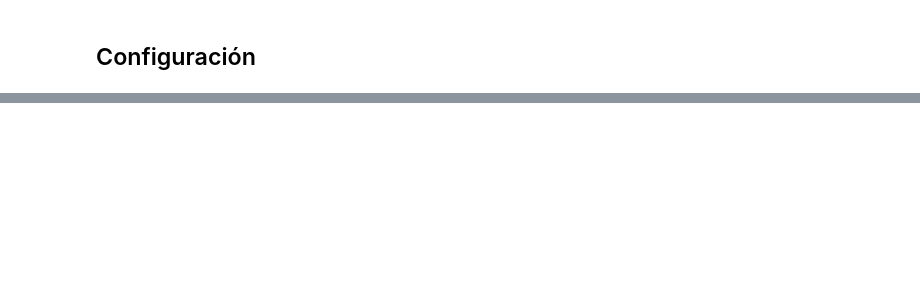
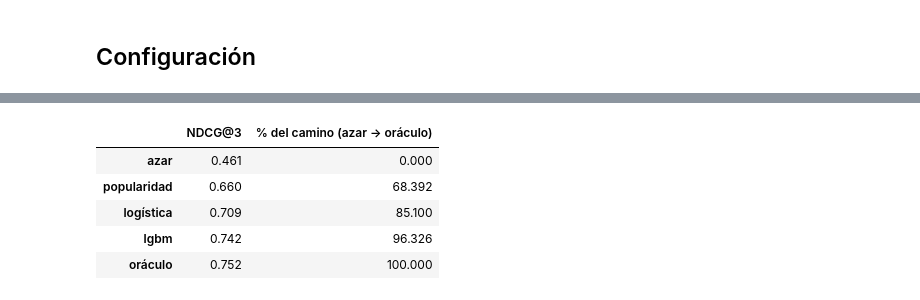
Before and after one commit to Nataliaa05/puzzle-recomendador, a Jupyter notebook: notebooks/15_evaluacion_final.ipynb, the cells around one changed output, grey strips where cells are left out. Cells and saved outputs as stored; diff of their text form; code cells hidden in the pictures; blank space fills up the shorter version.

```diff
--- a/notebooks/15_evaluacion_final.ipynb
+++ b/notebooks/15_evaluacion_final.ipynb
@@ -37,0 +118,36 @@ _Hallazgos y decisiones que pasan al siguiente notebook._
+# %%
+repo = ParquetRepository(paths.synthetic / run_id_for(sim.run_name, sim.seed))
+gt = repo.ground_truth
+library = load_library(paths.external / "canonical_dishes.yaml")
+cuisines = sorted(repo.read_table("restaurants")["cuisine_pred"].unique())
+qs = make_rng(SEED, "oracle_sample").choice(q_info.index.to_numpy(), 5_000, replace=False)
+sub = test[test["query_id"].isin(set(qs))]
+menu = repo.read_table("menu_items").merge(gt.read_table("menu_items"), on="menu_item_id")
+menu = menu[menu["menu_item_id"].isin(set(sub["menu_item_id"]))]
+items = truth_items(menu, repo.read_table("canonical_dishes").set_index("canonical_id")["cuisine"],
+                    repo.read_table("menu_item_attributes").query("kind == 'ingredient'"),
+                    gt.read_table("canonical_appeal").set_index("canonical_id")["appeal"],
+                    gt.read_table("menu_item_quality").set_index("menu_item_id")["quality"],
+                    cuisines=cuisines, ingredient_names=list(library.ingredients))
+tastes = latent_diner_traits(gt.read_table("diner_tastes"), gt.read_table("duplicate_accounts"),
+                             pd.Index(sub["diner_id"].unique()), cuisines)
+canon_true = sub["menu_item_id"].map(menu.set_index("menu_item_id")["canonical_true"])
+bonus = dish_period_bonus(canon_true.to_numpy(), library, sim.choice["context"])
+periodo = sub["franja"].astype(str).map({p: k for k, p in enumerate(MEAL_PERIODS)}).to_numpy()
+bonus_fila = bonus[np.arange(len(sub)), periodo]
+oraculo = oracle_scores(sub, tastes, items, sim.choice, period_bonus=bonus_fila)
+
+techo = {"azar": s_test["azar"], "popularidad": s_test["popularidad"], "logística": s_test["logística"], "lgbm": s_test["lgbm"]}
+mask = test["query_id"].isin(set(qs)).to_numpy()
+res_o = {k: summarize(rank_metrics(sub.assign(score=v[mask]), ks=(3,), seed=SEED))["ndcg@3"].iloc[0] for k, v in techo.items()}
+res_o["oráculo"] = summarize(rank_metrics(sub.assign(score=oraculo), ks=(3,), seed=SEED))["ndcg@3"].iloc[0]
+o = pd.Series(res_o, name="NDCG@3").to_frame()
+o["% del camino (azar → oráculo)"] = 100 * (o["NDCG@3"] - res_o["azar"]) / (res_o["oráculo"] - res_o["azar"])
+o.round(3)
+# %% [output]
+|  | NDCG@3 | % del camino (azar → oráculo) |
+| azar | 0.461 | 0.000 |
+| popularidad | 0.660 | 68.392 |
+| logística | 0.709 | 85.100 |
+| lgbm | 0.742 | 96.326 |
+| oráculo | 0.752 | 100.000 |
```
Also changed, not shown: parts of 21 cells of this notebook, 1 other file.
